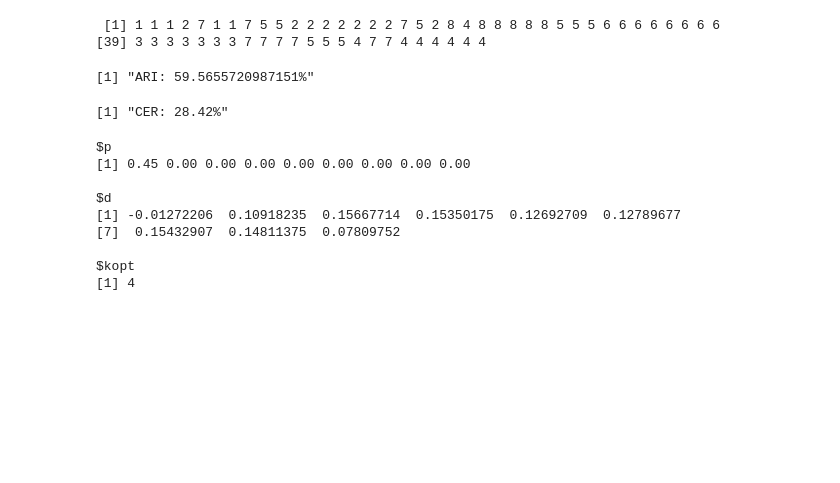
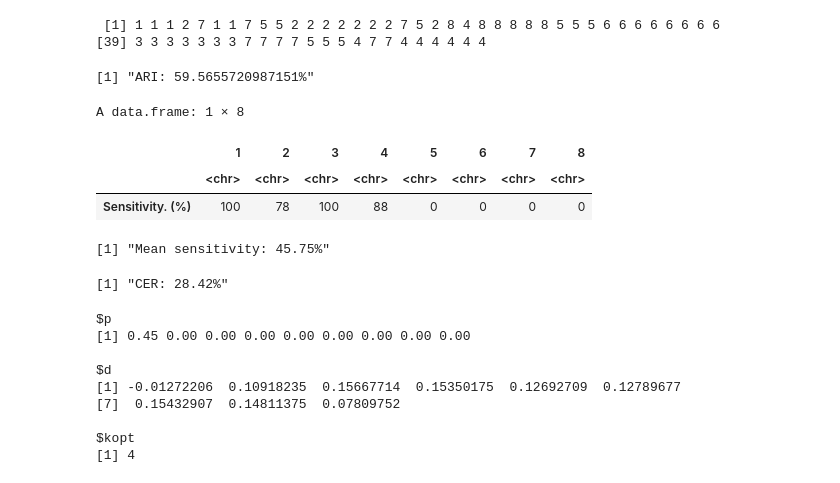
Before and after one commit to neobernad/evaluomeR, a Jupyter notebook: notebooks/use_cases/NCI60-clusterAnalysis-clest.ipynb, the cells around one changed output. Cells and saved outputs as stored; diff of their text form; code cells hidden in the pictures; blank space fills up the shorter version.

Commit message:
Average sensitivity

```diff
--- a/notebooks/use_cases/NCI60-clusterAnalysis-clest.ipynb
+++ b/notebooks/use_cases/NCI60-clusterAnalysis-clest.ipynb
@@ -160,13 +160,33 @@ gold_standard_vector
 # %%
 # NCI-60
 pa = cluster::pam(dataset_matrix, 4)
-predicted = pa$clustering
+predicted = as.numeric(pa$clustering)
 # %%
 ari <- mclust::adjustedRandIndex(gold_standard_vector, predicted)
 similarity_percentage <- ((ari + 1) / 2) * 100
 print(paste0("ARI: ", similarity_percentage, "%"))
 # %% [output]
 [1] "ARI: 59.5655720987151%"
+# %%
+sen = RSKC::Sensitivity(predicted, gold_standard_vector)
+sensitivity_table <- sen$prob[1,]
+
+gold_standard_classes <- unique(gold_standard_vector)
+predicted_classes <- unique(predicted)
+missing_classes <- setdiff(gold_standard_classes, predicted_classes)
+
+# Automatically set sensitivity for missing classes to 0%
+for (class in missing_classes) {
+  sensitivity_table[1, as.character(class)] <- 0
+}
+sensitivity_table
+print(paste0("Mean sensitivity: ", mean(as.numeric(sensitivity_table)), "%"))
+# %% [output]
+A data.frame: 1 × 8
+|  | 1 | 2 | 3 | 4 | 5 | 6 | 7 | 8 |
+|  | <chr> | <chr> | <chr> | <chr> | <chr> | <chr> | <chr> | <chr> |
+| Sensitivity. (%) | 100 | 78 | 100 | 88 | 0 | 0 | 0 | 0 |
+[1] "Mean sensitivity: 45.75%"
 # %%
 cer = CER(predicted, gold_standard_vector)
 cer = format(round(cer*100, 2), nsmall = 2)
```
